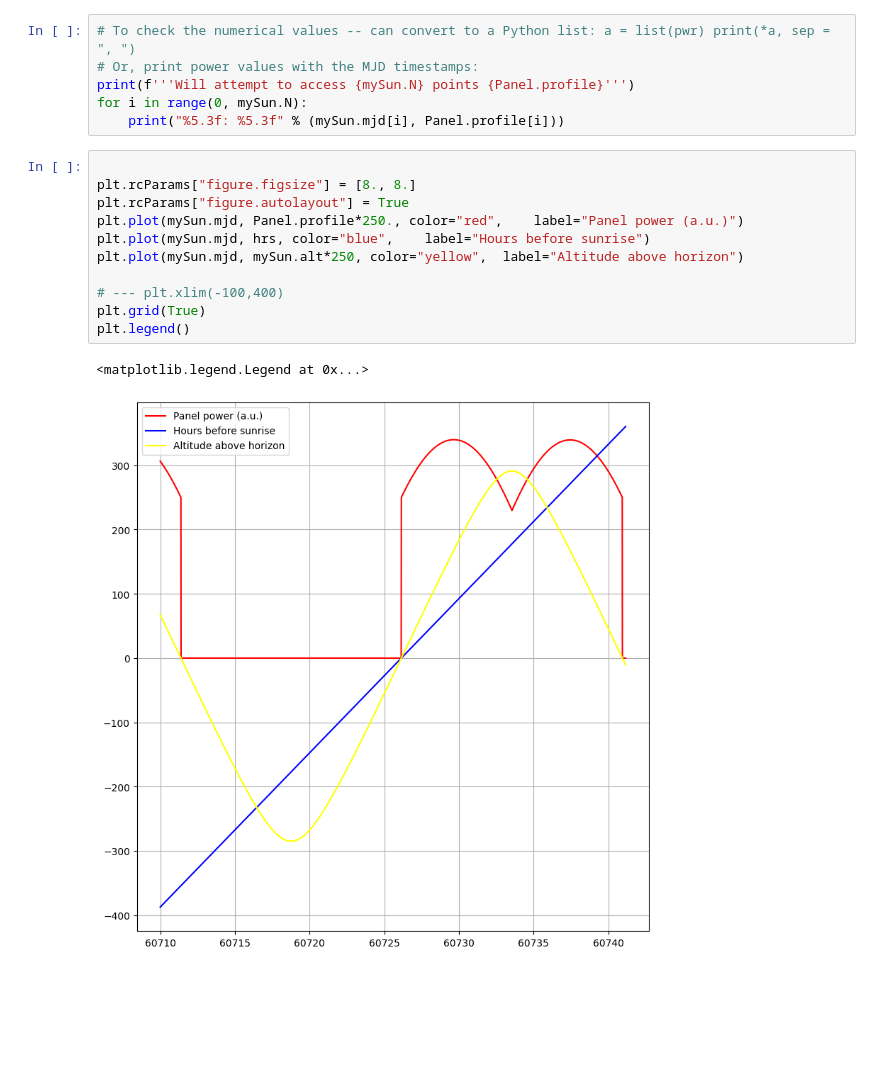
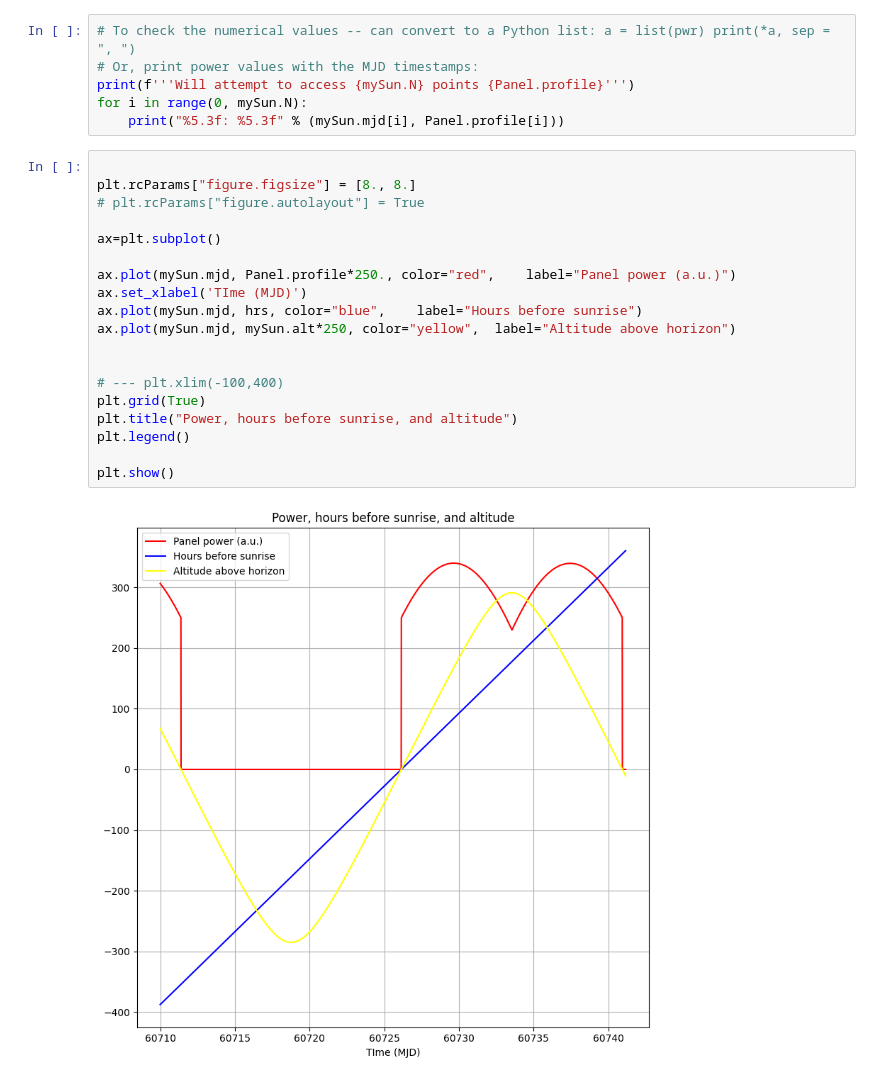
Before and after one commit to lusee-night/opsim, a Jupyter notebook: notebooks/sim.ipynb, the cells around one changed output. Cells and saved outputs as stored; diff of their text form; blank space fills up the shorter version.

```diff
--- a/notebooks/sim.ipynb
+++ b/notebooks/sim.ipynb
@@ -77,14 +79,21 @@ for i in range(0, mySun.N):
 # %%
 
 plt.rcParams["figure.figsize"] = [8., 8.]
-plt.rcParams["figure.autolayout"] = True
-plt.plot(mySun.mjd, Panel.profile*250., color="red",    label="Panel power (a.u.)")
-plt.plot(mySun.mjd, hrs, color="blue",    label="Hours before sunrise")
-plt.plot(mySun.mjd, mySun.alt*250, color="yellow",  label="Altitude above horizon")
+# plt.rcParams["figure.autolayout"] = True
+
+ax=plt.subplot()
+
+ax.plot(mySun.mjd, Panel.profile*250., color="red",    label="Panel power (a.u.)")
+ax.set_xlabel('TIme (MJD)')
+ax.plot(mySun.mjd, hrs, color="blue",    label="Hours before sunrise")
+ax.plot(mySun.mjd, mySun.alt*250, color="yellow",  label="Altitude above horizon")
+
 
 # --- plt.xlim(-100,400)
 plt.grid(True)
+plt.title("Power, hours before sunrise, and altitude")
 plt.legend()
+
+plt.show()
 # %% [output]
-<matplotlib.legend.Legend at 0x...>
-[figure, old version]
+[figure, new version]
```
Also changed, not shown: parts of 3 cells of this notebook, 3 other files.
